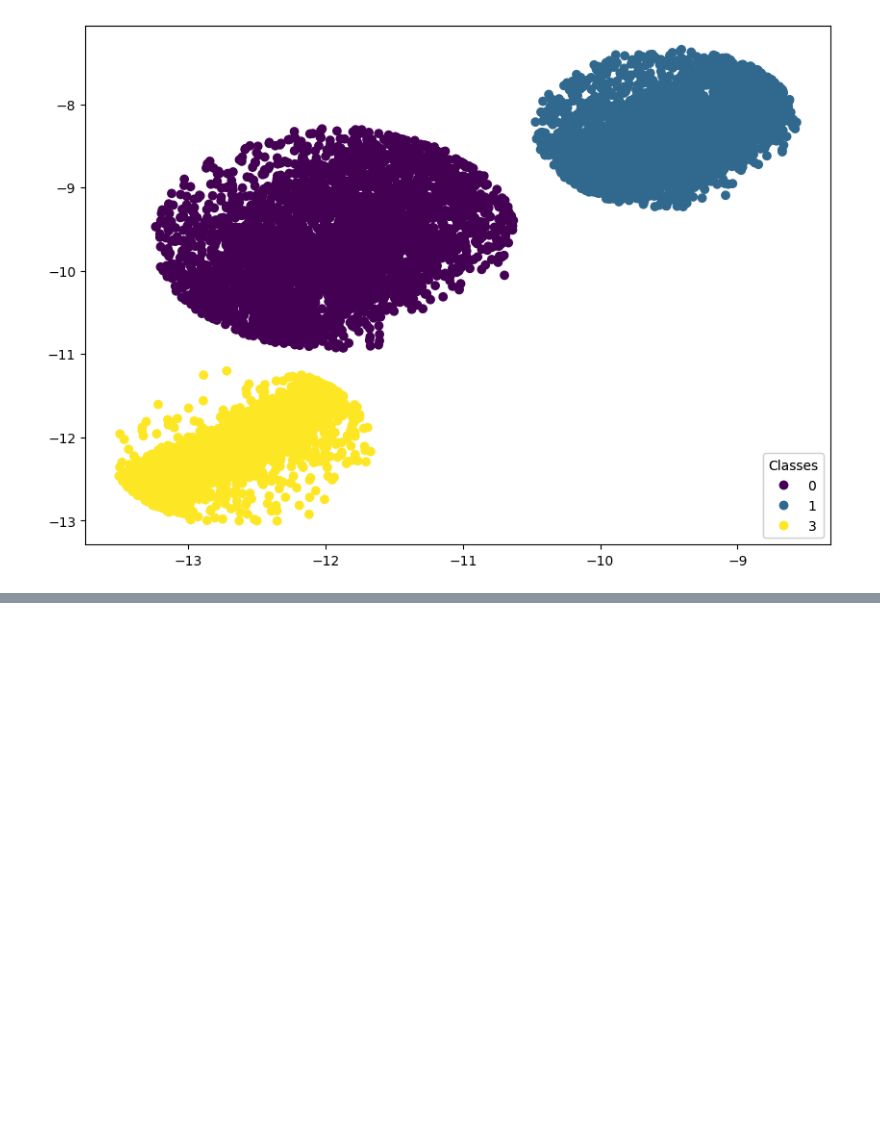
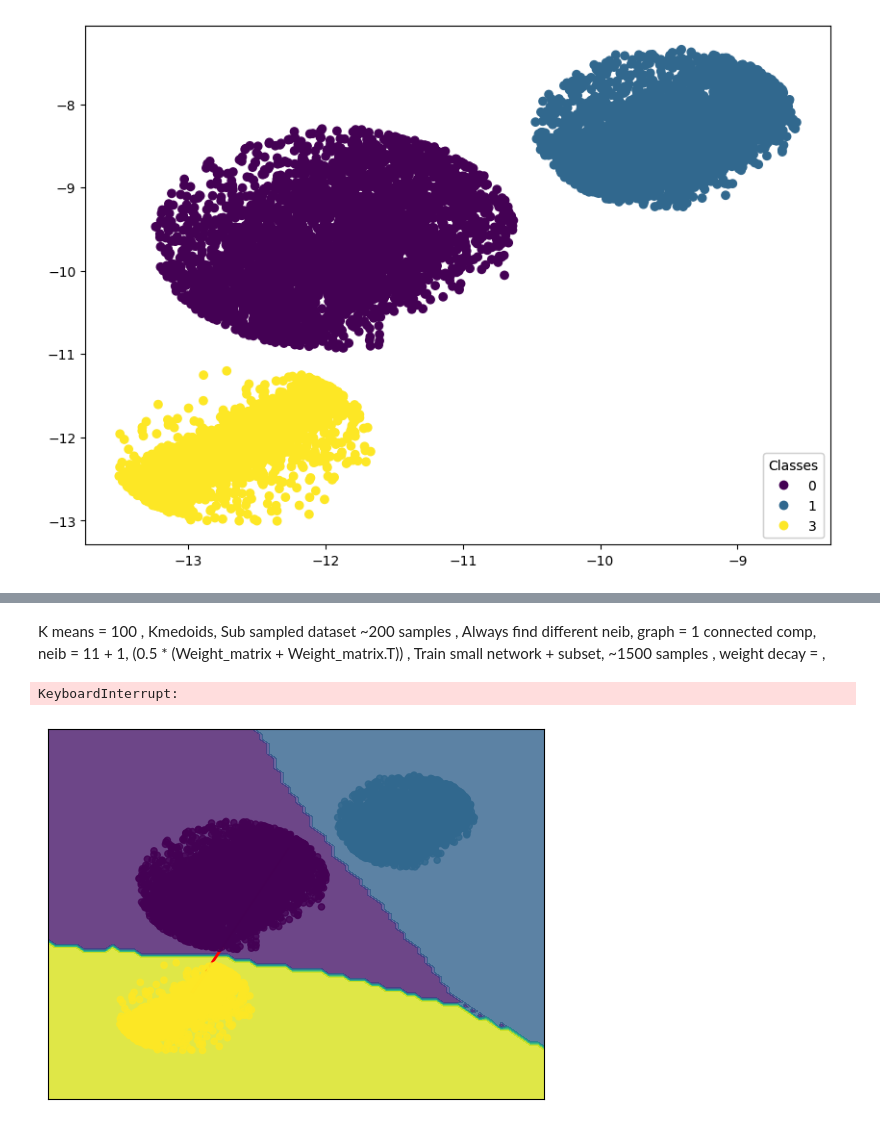
Before and after one commit to StefRodopCodes94/CounterFactual-VAE, a Jupyter notebook: Model/Mnist_VAE.ipynb, the cells around one changed output, grey strips where cells are left out. Drawn from its saved outputs; the diff is of its cells as text; code cells hidden in the pictures; blank space fills up the shorter version.

```diff
--- a/Model/Mnist_VAE.ipynb
+++ b/Model/Mnist_VAE.ipynb
@@ -533,0 +540,54 @@ plt.show()
+# %% [markdown]
+K means = 100 , Kmedoids,  Sub sampled dataset ~200 samples , Always find different neib, graph = 1 connected comp, neib = 11 + 1, (0.5 * (Weight_matrix + Weight_matrix.T)) ,
+ Train small network  + subset, ~1500 samples , weight decay  =  ,
+# %%
+import numpy as np
+import matplotlib.pyplot as plt
+import networkx as nx
+from sklearn.neighbors import BallTree
+
+# Create an empty graph
+G = nx.Graph()
+
+# Add a node for each data point in the latent space
+for i in range(latent_space.shape[0]):
+    label = labels[i]
+    G.add_node(i, label=label)
+
+# Create the pos dictionary
+pos = {i: (latent_space[i, 0], latent_space[i, 1]) for i in range(latent_space.shape[0])}
+
+# Create a fully connected graph using BallTree
+tree = BallTree(latent_space)
+for i in range(latent_space.shape[0]):
+    distances, indices = tree.query(latent_space[i].reshape(1, -1), k=latent_space.shape[0])
+    for j in range(1, indices.shape[1]):
+        neighbor_index = indices[0][j]
+        distance = distances[0][j]
+        G.add_edge(i, neighbor_index, weight=distance)
+
+# Find the shortest path using Dijkstra's algorithm
+shortest_path = nx.dijkstra_path(G, class_0_sample, other_class_sample)
+
+# Plot decision boundaries
+x_min, x_max = latent_space[:, 0].min() - 1, latent_space[:, 0].max() + 1
+y_min, y_max = latent_space[:, 1].min() - 1, latent_space[:, 1].max() + 1
+xx, yy = np.meshgrid(np.arange(x_min, x_max, 0.1),
+                     np.arange(y_min, y_max, 0.1))
+
+Z = knn.predict(np.c_[xx.ravel(), yy.ravel()])
+Z = Z.reshape(xx.shape)
+plt.contourf(xx, yy, Z, alpha=0.8)
+
+# Draw the line between the two points
+shortest_path_edges = [(shortest_path[i], shortest_path[i+1]) for i in range(len(shortest_path)-1)]
+nx.draw_networkx_edges(G, pos=pos, edgelist=shortest_path_edges, edge_color='r', width=2)
+
+# Draw the graph with bigger nodes on top of the line, but without the other edges
+nx.draw(G, pos=pos, node_size=20, node_color=mnist_subset_targets, alpha=0.8, with_labels=False, edge_color=(0, 0, 0, 0))
+
+# Show the plot
+plt.show()
+# %% [output]
+KeyboardInterrupt:
+[figure, added]
```
Also changed, not shown: parts of 10 cells of this notebook, 1 other file.
